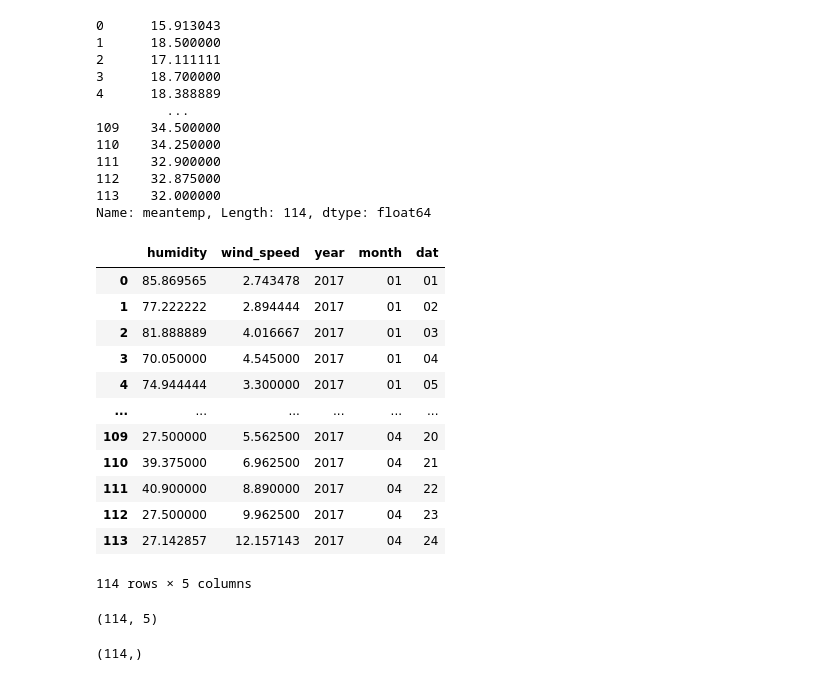
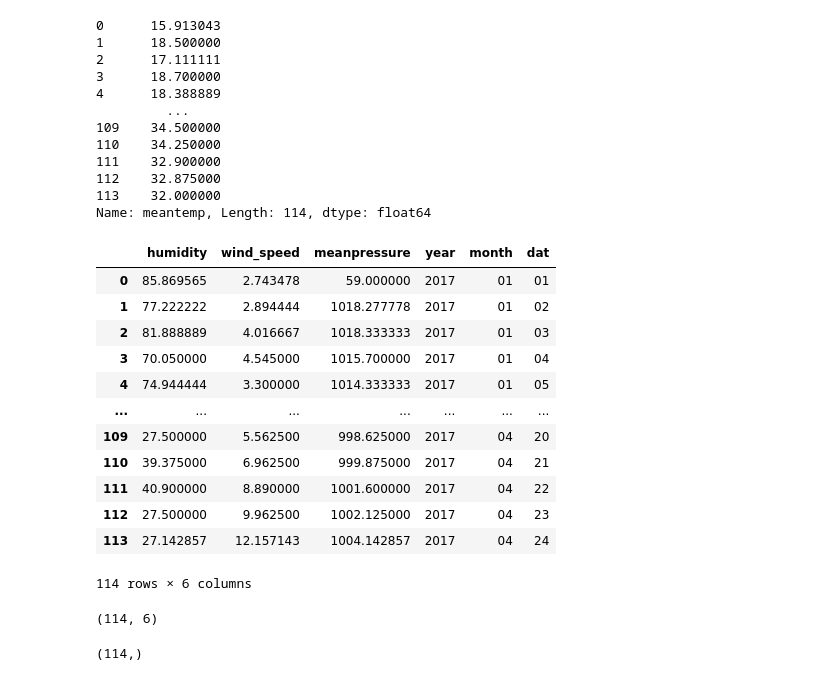
Before and after one commit to i-shitizkhanna/Time-Series-Forecasting, a Jupyter notebook: Logistic Classfier.ipynb, the cells around one changed output. Drawn from its saved outputs; the diff is of its cells as text; code cells hidden in the pictures.

```diff
--- a/Logistic Classfier.ipynb
+++ b/Logistic Classfier.ipynb
@@ -436,27 +441,27 @@ Name: meantemp, Length: 114, dtype: float64
 # %%
 test.drop('meantemp',inplace=True,axis=1)
 test.drop('date',inplace=True,axis=1)
-test.drop('meanpressure',inplace=True,axis=1)
+# test.drop('meanpressure',inplace=True,axis=1)
 test
 # %% [output]
-|  | humidity | wind_speed | year | month | dat |
-| 0 | 85.869565 | 2.743478 | 2017 | 01 | 01 |
-| 1 | 77.222222 | 2.894444 | 2017 | 01 | 02 |
-| 2 | 81.888889 | 4.016667 | 2017 | 01 | 03 |
-| 3 | 70.050000 | 4.545000 | 2017 | 01 | 04 |
-| 4 | 74.944444 | 3.300000 | 2017 | 01 | 05 |
-| ... | ... | ... | ... | ... | ... |
-| 109 | 27.500000 | 5.562500 | 2017 | 04 | 20 |
-| 110 | 39.375000 | 6.962500 | 2017 | 04 | 21 |
-| 111 | 40.900000 | 8.890000 | 2017 | 04 | 22 |
-| 112 | 27.500000 | 9.962500 | 2017 | 04 | 23 |
-| 113 | 27.142857 | 12.157143 | 2017 | 04 | 24 |
+|  | humidity | wind_speed | meanpressure | year | month | dat |
+| 0 | 85.869565 | 2.743478 | 59.000000 | 2017 | 01 | 01 |
+| 1 | 77.222222 | 2.894444 | 1018.277778 | 2017 | 01 | 02 |
+| 2 | 81.888889 | 4.016667 | 1018.333333 | 2017 | 01 | 03 |
+| 3 | 70.050000 | 4.545000 | 1015.700000 | 2017 | 01 | 04 |
+| 4 | 74.944444 | 3.300000 | 1014.333333 | 2017 | 01 | 05 |
+| ... | ... | ... | ... | ... | ... | ... |
+| 109 | 27.500000 | 5.562500 | 998.625000 | 2017 | 04 | 20 |
+| 110 | 39.375000 | 6.962500 | 999.875000 | 2017 | 04 | 21 |
+| 111 | 40.900000 | 8.890000 | 1001.600000 | 2017 | 04 | 22 |
+| 112 | 27.500000 | 9.962500 | 1002.125000 | 2017 | 04 | 23 |
+| 113 | 27.142857 | 12.157143 | 1004.142857 | 2017 | 04 | 24 |
-114 rows × 5 columns
+114 rows × 6 columns
 # %%
 X=test.iloc[:,:].values
 X.shape
 # %% [output]
-(114, 5)
+(114, 6)
 # %%
 pred=pred.values
 pred.shape
```
Also changed, not shown: parts of 15 cells of this notebook, 1 other file.
